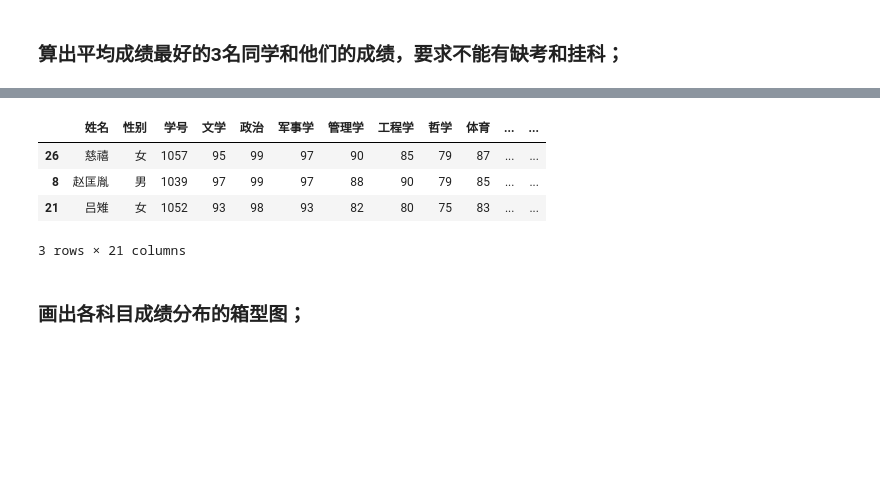
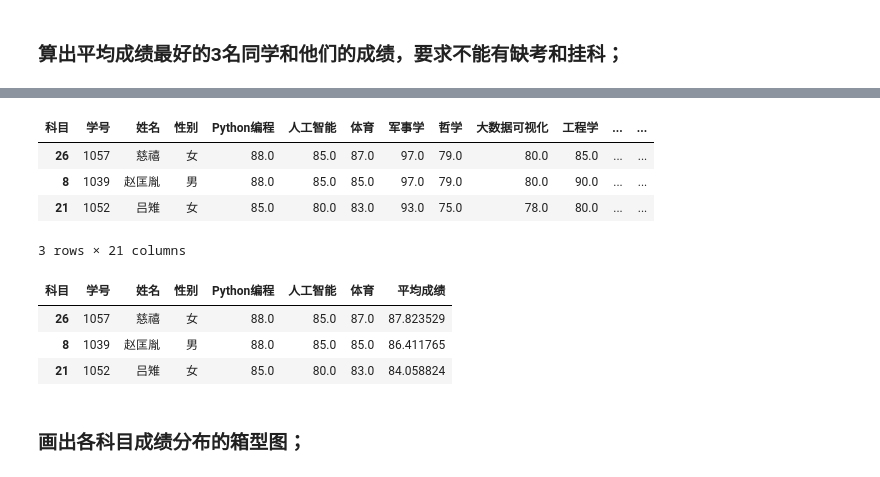
Before and after one commit to xcRRRRt/Data-Visualization, a Jupyter notebook: 考试二/考试二.ipynb, the cells around one changed output, grey strips where cells are left out. Saved outputs shown, nothing was run; the diff lists cells and outputs as text; code cells hidden in the pictures; blank space fills up the shorter version.

```diff
--- a/考试二/考试二.ipynb
+++ b/考试二/考试二.ipynb
@@ -106,14 +150,27 @@ students_score_all.head()
-# %%
-students_score_all['平均成绩'] = students_score_all.iloc[:, 3:].mean(axis=1)
-sorted_stu_score_all = students_score_all.dropna().sort_values(by='平均成绩', ascending=False)
-top_3_students = sorted_stu_score_all.head(3)
-top_3_students
-# %% [output]
-|  | 姓名 | 性别 | 学号 | 文学 | 政治 | 军事学 | 管理学 | 工程学 | 哲学 | 体育 | ... | ... |
-| 26 | 慈禧 | 女 | 1057 | 95 | 99 | 97 | 90 | 85 | 79 | 87 | ... | ... |
-| 8 | 赵匡胤 | 男 | 1039 | 97 | 99 | 97 | 88 | 90 | 79 | 85 | ... | ... |
-| 21 | 吕雉 | 女 | 1052 | 93 | 98 | 93 | 82 | 80 | 75 | 83 | ... | ... |
-3 rows × 21 columns
+# %%
+# 删除挂科的同学
+score_stack = score_stack[score_stack['成绩'] >= 60]
+# 转为宽表
+score_wide = score_stack.pivot_table(index=['学号', '姓名', '性别'], columns='科目', values='成绩').reset_index()
+# 删除有Nan的同学
+score_wide = score_wide.dropna()
+score_wide['平均成绩'] = score_wide.iloc[:, 3:].mean(axis=1)    # 计算平均成绩
+score_wide_sorted = score_wide.sort_values(by='平均成绩', ascending=False)  # 按平均成绩排序
+score_wide_sorted.head(3)
+# %% [output]
+| 科目 | 学号 | 姓名 | 性别 | Python编程 | 人工智能 | 体育 | 军事学 | 哲学 | 大数据可视化 | 工程学 | ... | ... |
+| 26 | 1057 | 慈禧 | 女 | 88.0 | 85.0 | 87.0 | 97.0 | 79.0 | 80.0 | 85.0 | ... | ... |
+| 8 | 1039 | 赵匡胤 | 男 | 88.0 | 85.0 | 85.0 | 97.0 | 79.0 | 80.0 | 90.0 | ... | ... |
+| 21 | 1052 | 吕雉 | 女 | 85.0 | 80.0 | 83.0 | 93.0 | 75.0 | 78.0 | 80.0 | ... | ... |
+3 rows × 21 columns
+# %%
+# 取出前三名的前三列和最后一列
+score_wide_sorted.iloc[:3, [0, 1, 2, 3, 4, 5, -1]]
+# %% [output]
+| 科目 | 学号 | 姓名 | 性别 | Python编程 | 人工智能 | 体育 | 平均成绩 |
+| 26 | 1057 | 慈禧 | 女 | 88.0 | 85.0 | 87.0 | 87.823529 |
+| 8 | 1039 | 赵匡胤 | 男 | 88.0 | 85.0 | 85.0 | 86.411765 |
+| 21 | 1052 | 吕雉 | 女 | 85.0 | 80.0 | 83.0 | 84.058824 |
 # %% [markdown]
 ### 画出各科目成绩分布的箱型图；
 # %%
```
Also changed, not shown: parts of 15 cells of this notebook.
